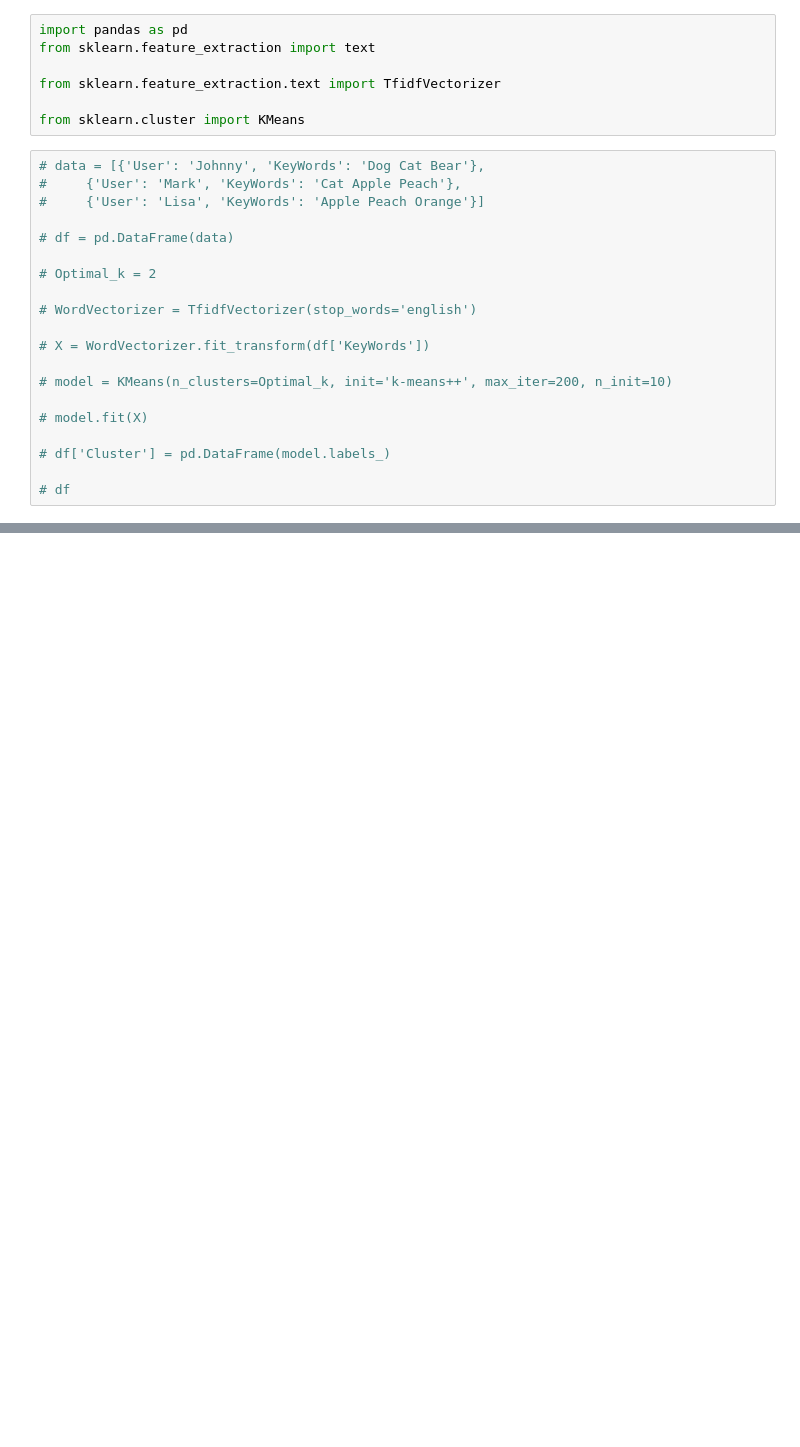
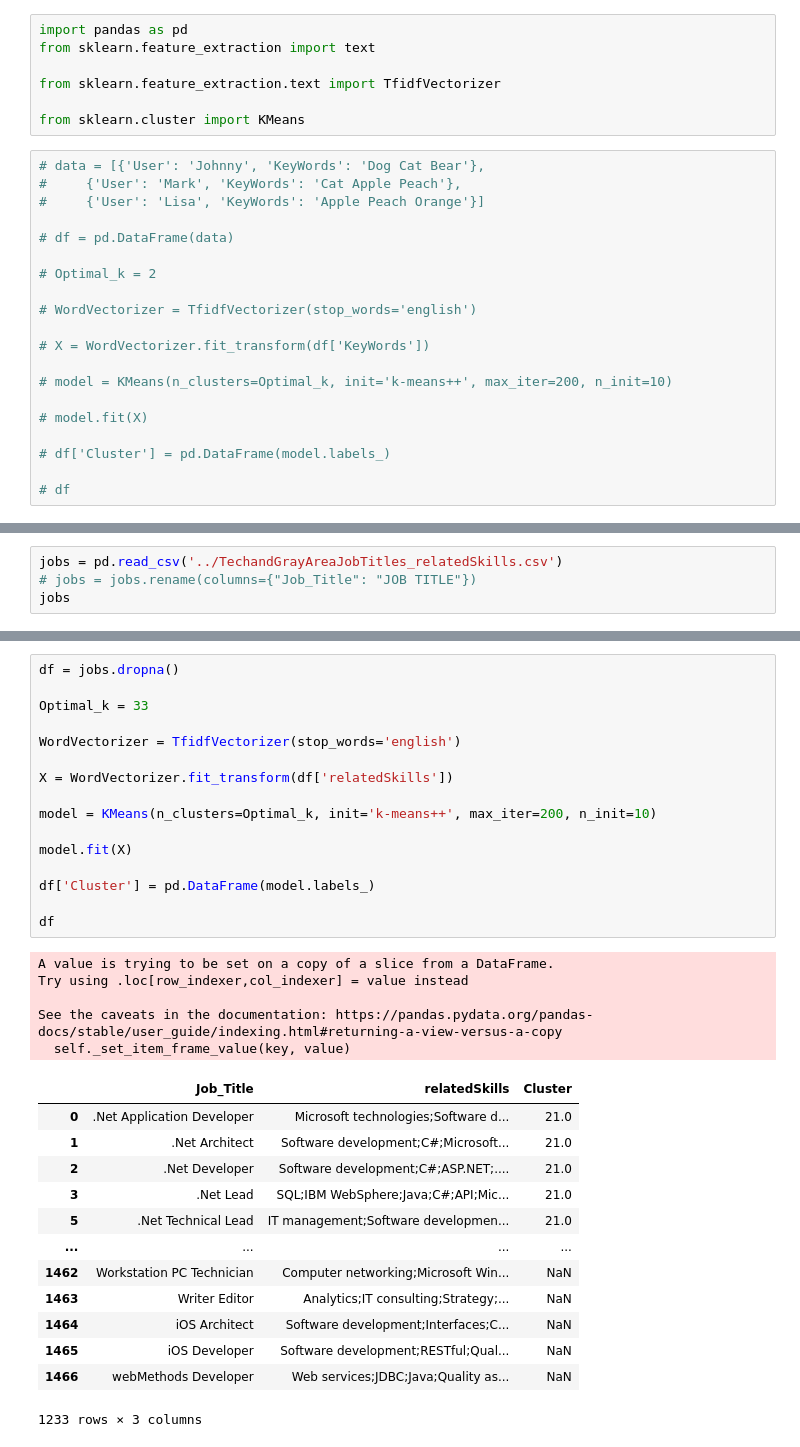
Before and after one commit to Tuguluke/CSCI5502, a Jupyter notebook: codes/src/notebooks/data_clustering.ipynb, the cells around one changed output, grey strips where cells are left out. Cells and saved outputs as stored; diff of their text form; blank space fills up the shorter version.

```diff
--- a/codes/src/notebooks/data_clustering.ipynb
+++ b/codes/src/notebooks/data_clustering.ipynb
@@ -75,0 +96,4 @@ https://stackoverflow.com/questions/62019629/find-most-important-words-for-k-mea
+# %%
+jobs = pd.read_csv('../TechandGrayAreaJobTitles_relatedSkills.csv')
+# jobs = jobs.rename(columns={"Job_Title": "JOB TITLE"})
+jobs
@@ -75,0 +114,35 @@ https://stackoverflow.com/questions/62019629/find-most-important-words-for-k-mea
+# %%
+df = jobs.dropna()
+
+Optimal_k = 33
+
+WordVectorizer = TfidfVectorizer(stop_words='english')
+
+X = WordVectorizer.fit_transform(df['relatedSkills'])
+
+model = KMeans(n_clusters=Optimal_k, init='k-means++', max_iter=200, n_init=10)
+
+model.fit(X)
+
+df['Cluster'] = pd.DataFrame(model.labels_)
+
+df
+# %% [output]
+A value is trying to be set on a copy of a slice from a DataFrame.
+Try using .loc[row_indexer,col_indexer] = value instead
+
+See the caveats in the documentation: https://pandas.pydata.org/pandas-docs/stable/user_guide/indexing.html#returning-a-view-versus-a-copy
+  self._set_item_frame_value(key, value)
+|  | Job_Title | relatedSkills | Cluster |
+| 0 | .Net Application Developer | Microsoft technologies;Software d... | 21.0 |
+| 1 | .Net Architect | Software development;C#;Microsoft... | 21.0 |
+| 2 | .Net Developer | Software development;C#;ASP.NET;.... | 21.0 |
+| 3 | .Net Lead | SQL;IBM WebSphere;Java;C#;API;Mic... | 21.0 |
+| 5 | .Net Technical Lead | IT management;Software developmen... | 21.0 |
+| ... | ... | ... | ... |
+| 1462 | Workstation PC Technician | Computer networking;Microsoft Win... | NaN |
+| 1463 | Writer Editor | Analytics;IT consulting;Strategy;... | NaN |
+| 1464 | iOS Architect | Software development;Interfaces;C... | NaN |
+| 1465 | iOS Developer | Software development;RESTful;Qual... | NaN |
+| 1466 | webMethods Developer | Web services;JDBC;Java;Quality as... | NaN |
+1233 rows × 3 columns
```
Also changed, not shown: parts of 10 cells of this notebook, 8 other files.
